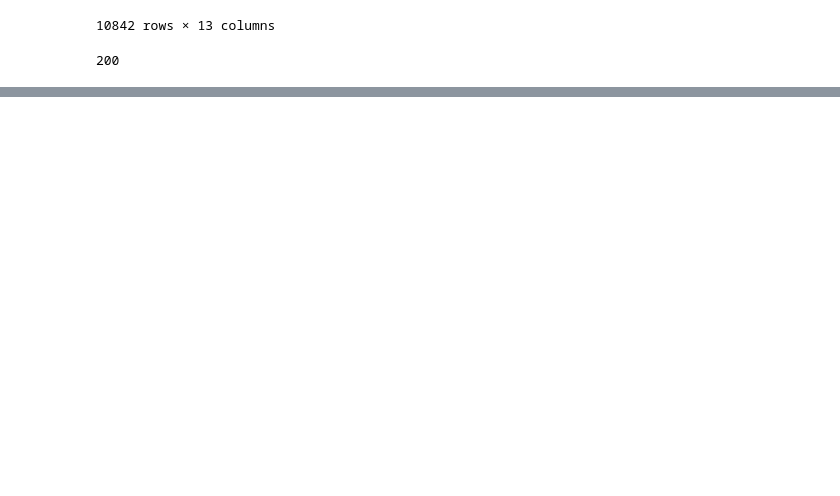
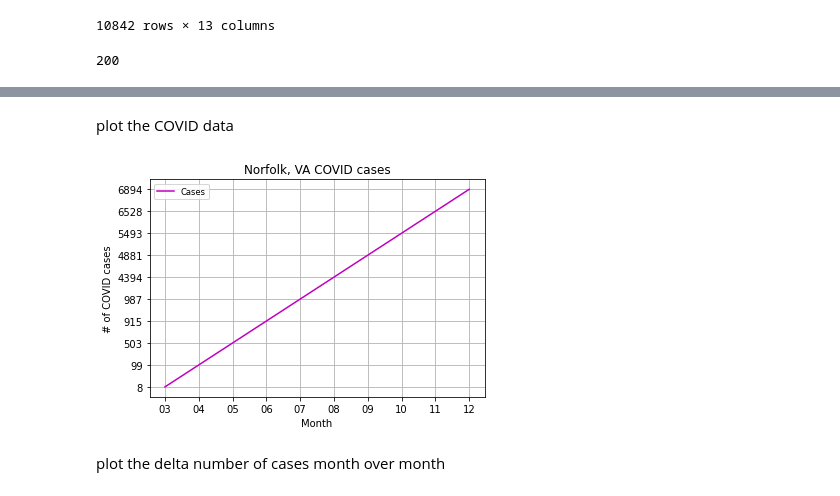
Before and after one commit to Radhika303/Impact_Covid_PetAdoption, a Jupyter notebook: Norfolk Adoption.ipynb, the cells around one changed output, grey strips where cells are left out. Cells and saved outputs as stored; diff of their text form; code cells hidden in the pictures; blank space fills up the shorter version.

```diff
--- a/Norfolk Adoption.ipynb
+++ b/Norfolk Adoption.ipynb
@@ -159,0 +311,6 @@ COVID_df
+# %%
+#COVID_df.dtypes
+COVID_df['Outcome Dates'] = pd.to_datetime(COVID_df['report_date'],format='%Y/%m/%d')
+
+COVID_df['Outcome Month'] = COVID_df['Outcome Dates'].map(lambda x: x.strftime('%m'))
+COVID_df
@@ -159,0 +331,11 @@ COVID_df
+# %%
+covid_group = COVID_df.groupby(['Outcome Month'])
+covid_max_df=covid_group['total_cases'].max()
+covid_max_df
+
+
+COVID_by_month = pd.DataFrame({
+    "# of Cases": covid_max_df
+
+})
+COVID_by_month
@@ -159,0 +355,19 @@ COVID_df
+# %% [markdown]
+plot the COVID data
+# %%
+
+plt.plot(COVID_by_month.index,COVID_by_month['# of Cases'],color = 'm',label = 'Cases')
+
+#['Outcome Month']
+
+plt.xlabel('Month')
+plt.ylabel('# of COVID cases')
+plt.title("Norfolk, VA COVID cases")
+
+plt.legend(loc="best",fontsize="small",fancybox=True)
+plt.grid(True)
+plt.show()
+# %% [output]
+[figure, added]
+# %% [markdown]
+plot the delta number of cases month over month
```
Also changed, not shown: parts of 23 cells of this notebook, 1 other file.
